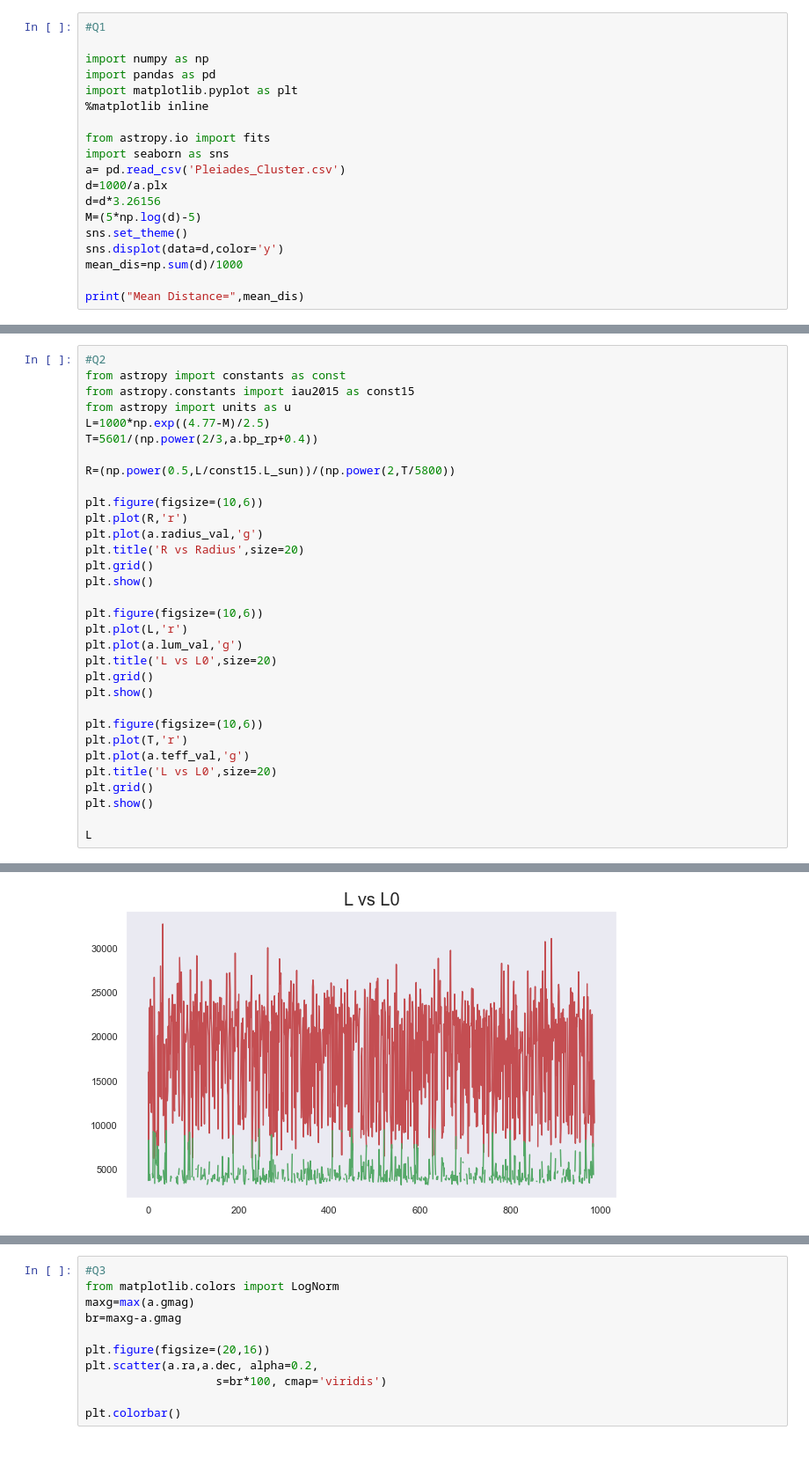
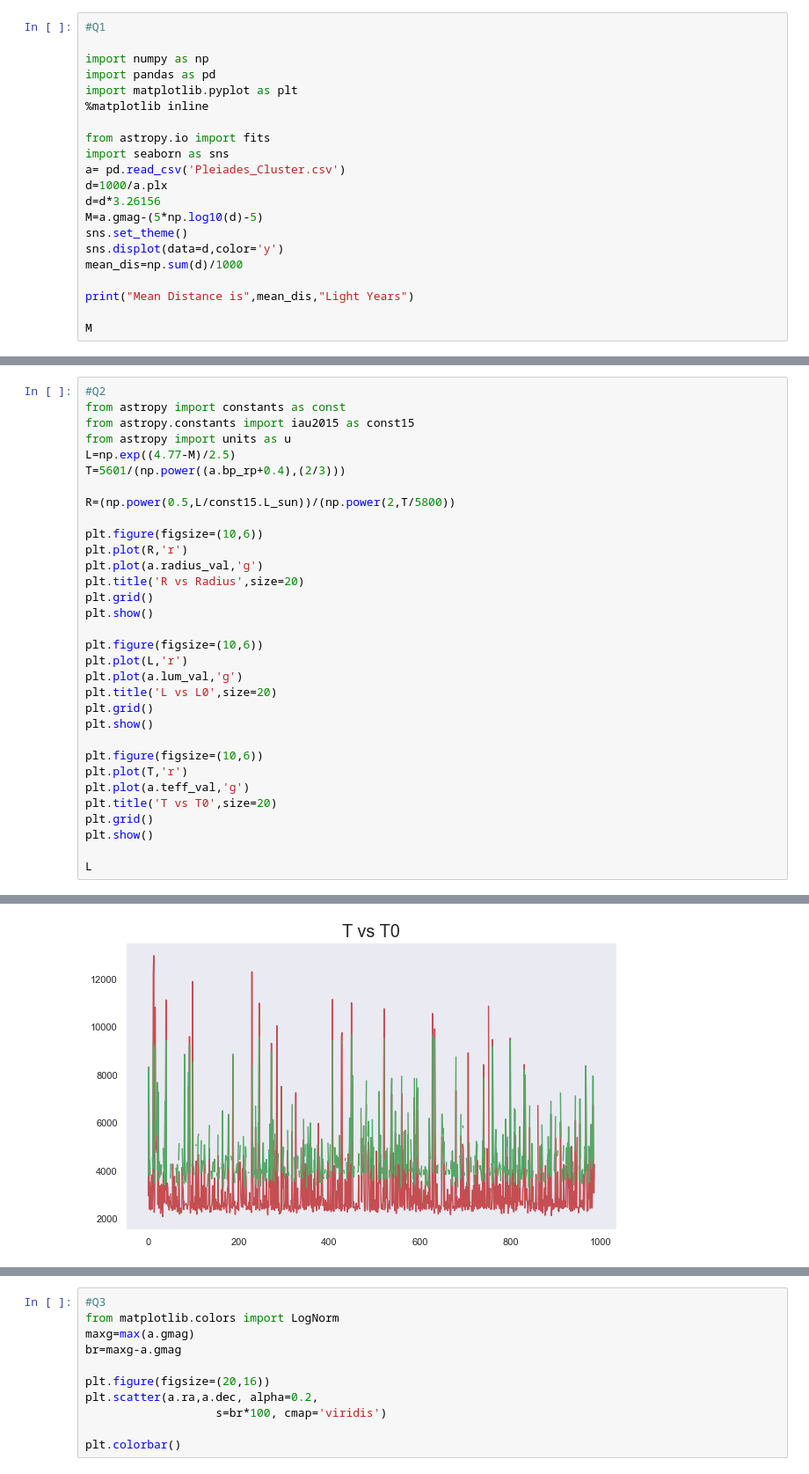
Before and after one commit to The-Avi/computational-astrophysics-2021, a Jupyter notebook: Final_Project_200930.ipynb, the cells around one changed output, grey strips where cells are left out. Shown at 88% size. Saved outputs shown, nothing was run; the diff lists cells and outputs as text.

```diff
--- a/Final_Project_200930.ipynb
+++ b/Final_Project_200930.ipynb
@@ -11,10 +11,12 @@ import seaborn as sns
 a= pd.read_csv('Pleiades_Cluster.csv')
 d=1000/a.plx
 d=d*3.26156
-M=(5*np.log(d)-5)
+M=a.gmag-(5*np.log10(d)-5)
 sns.set_theme()
 sns.displot(data=d,color='y')
 mean_dis=np.sum(d)/1000
 
-print("Mean Distance=",mean_dis)
+print("Mean Distance is",mean_dis,"Light Years")
+
+M
 # %% [output]
@@ -25,8 +39,8 @@ Mean Distance= 463.19951929557124
 from astropy import constants as const
 from astropy.constants import iau2015 as const15
 from astropy import units as u
-L=1000*np.exp((4.77-M)/2.5)
-T=5601/(np.power(2/3,a.bp_rp+0.4))
+L=np.exp((4.77-M)/2.5)
+T=5601/(np.power((a.bp_rp+0.4),(2/3)))
 
 R=(np.power(0.5,L/const15.L_sun))/(np.power(2,T/5800))
 
@@ -47,7 +61,7 @@ plt.show()
 plt.figure(figsize=(10,6))
 plt.plot(T,'r')
 plt.plot(a.teff_val,'g')
-plt.title('L vs L0',size=20)
+plt.title('T vs T0',size=20)
 plt.grid()
 plt.show()
 
@@ -58 +72 @@ L
-[figure, old version]
+[figure, new version]
```
Also changed, not shown: parts of 3 cells of this notebook.
